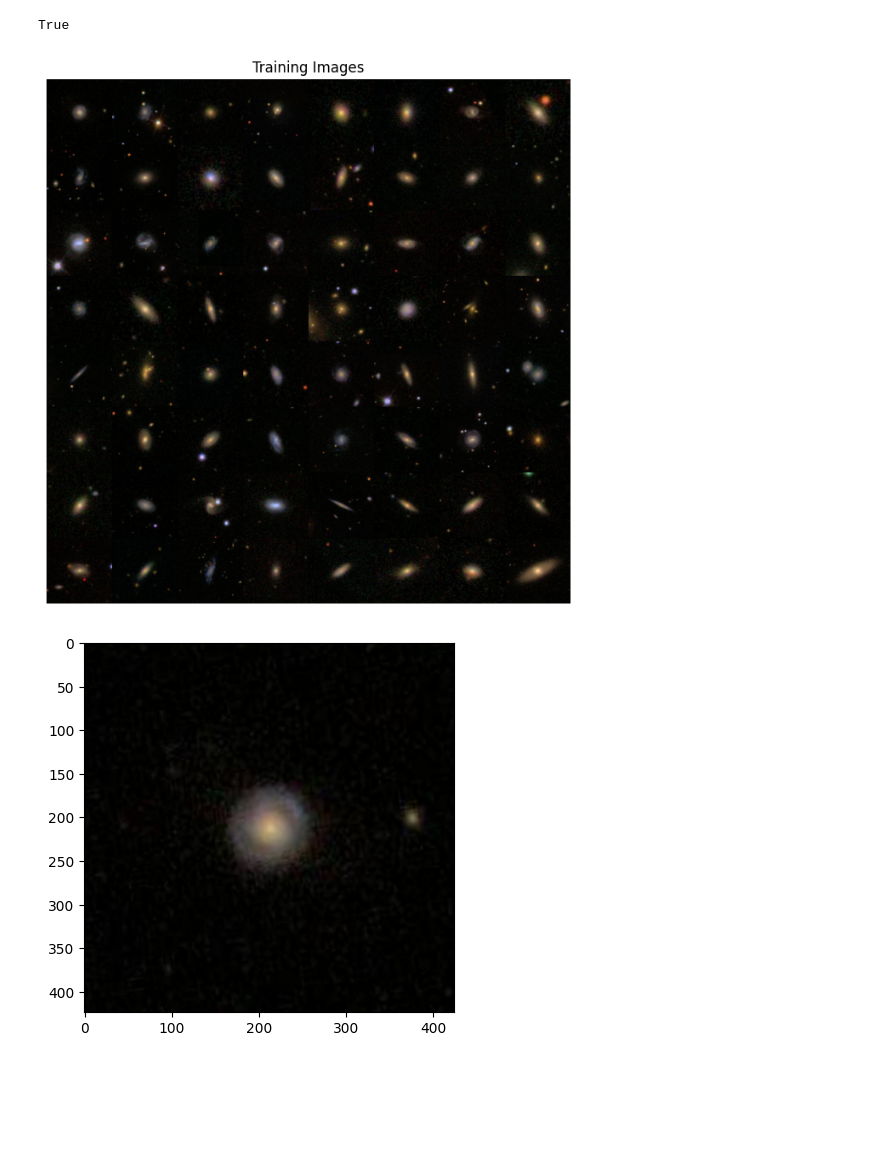
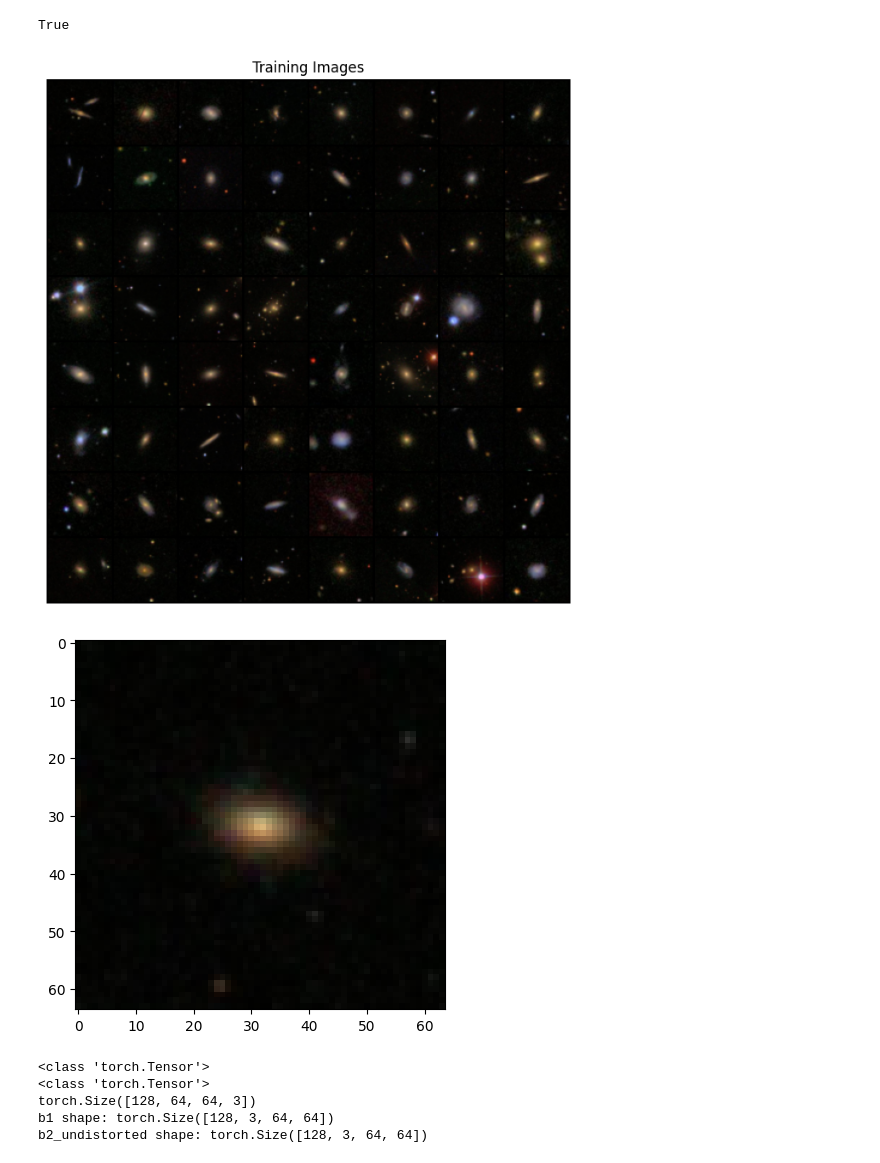
Before and after one commit to saahirN/VAE-GAN-Testing, a Jupyter notebook: vg.ipynb, the cells around one changed output. Cells and saved outputs as stored; diff of their text form; code cells hidden in the pictures; blank space fills up the shorter version.

```diff
--- a/vg.ipynb
+++ b/vg.ipynb
@@ -52,7 +55,7 @@ True
 # %%
 dr = "../GAN/galaxies/"
 batch_size = 128
-image_size = 256
+image_size = 64
 # %%
 data = dset.ImageFolder(root=dr,
                         transform=transforms.Compose([
@@ -72,9 +75,9 @@ plt.title("Training Images")
 plt.imshow(np.transpose(vutils.make_grid(real_batch[0].to(device)[:64]).cpu(),(1,2,0)))
 plt.show()
 # %% [output]
-[figure, old version]
+[figure, new version]
 # %%
-plt.imshow(np.transpose(vutils.make_grid(real_batch[0].to(device)[:1]).cpu(),(1,2,0)))
+plt.imshow(np.transpose(vutils.make_grid(real_batch[0].to(device)[18]).cpu(),(1,2,0)))
 plt.show()
 # %% [output]
-[figure, old version]
+[figure, new version]
@@ -81,6 +126,9 @@ plt.show()
 # %%
-# BLENDER
-# I'm basing this on the GAN paper (which used GalaxyZoo Images)
-# What the paper did is that it took two batches of 128 images and made a third batch of 128 blended ones
-# by stacking the galaxies of the first two
-def blend(b1, b2):
+# This is code to test the blender
+b1, b2_undist, b2, blended = batch_process()
+# %% [output]
+<class 'torch.Tensor'>
+<class 'torch.Tensor'>
+torch.Size([128, 64, 64, 3])
+b1 shape: torch.Size([128, 3, 64, 64])
+b2_undistorted shape: torch.Size([128, 3, 64, 64])
```
Also changed, not shown: parts of 15 cells of this notebook.
